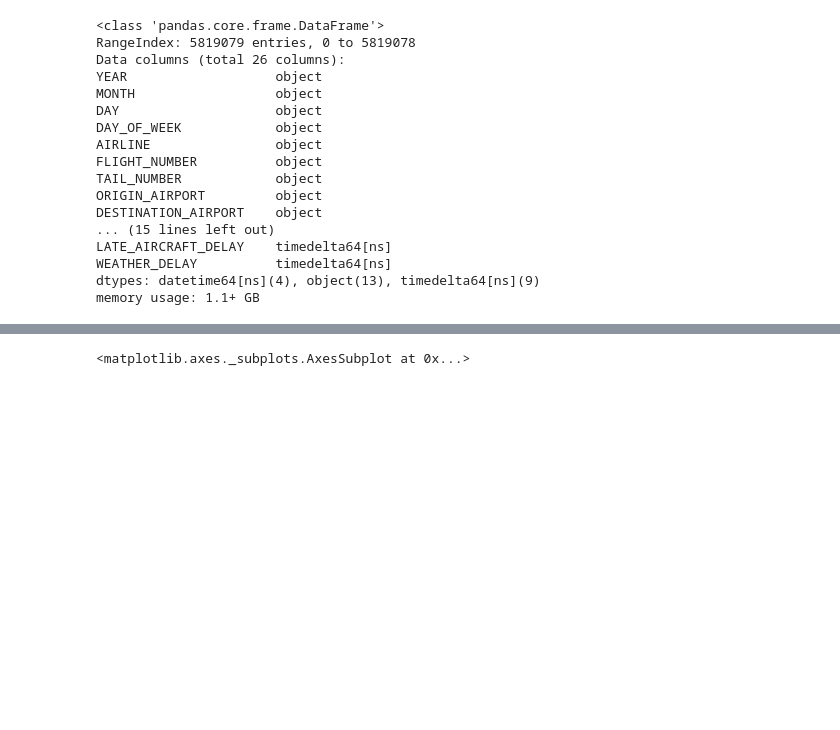
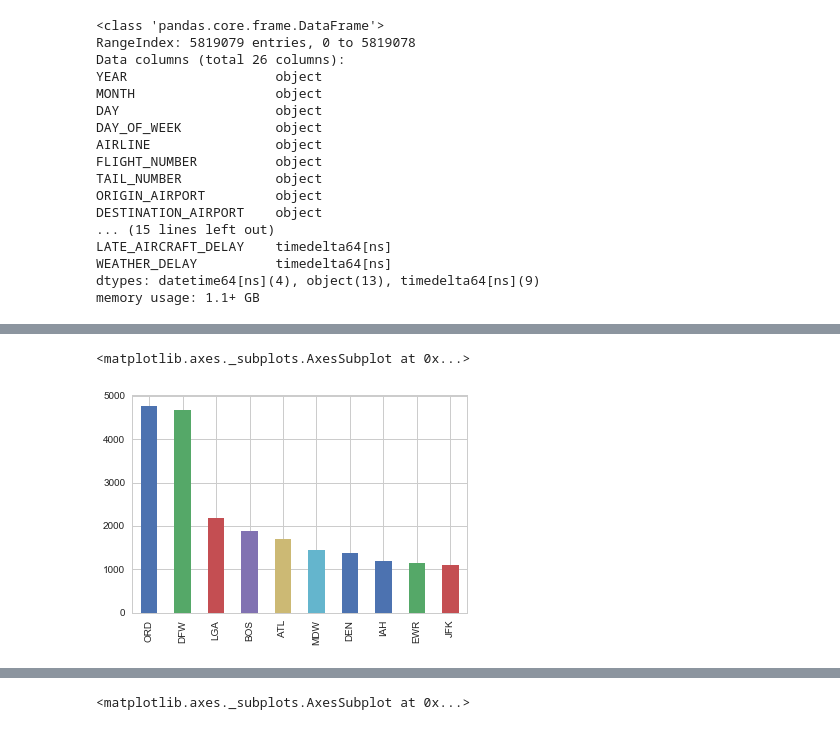
Before and after one commit to talk-ryan/FlightsData, a Jupyter notebook: FlightDataEDA.ipynb, the cells around one changed output, grey strips where cells are left out. Drawn from its saved outputs; the diff is of its cells as text; code cells hidden in the pictures; blank space fills up the shorter version.

```diff
--- a/FlightDataEDA.ipynb
+++ b/FlightDataEDA.ipynb
@@ -135,0 +172,6 @@ df_cancelled.head()
+# %%
+# Top 10 origin airports with the most weather cancellations in 2015
+df_cancelled_weather["ORIGIN_AIRPORT"].value_counts().nlargest(10).plot(kind="bar")
+# %% [output]
+<matplotlib.axes._subplots.AxesSubplot at 0x...>
+[figure, added]
```
Also changed, not shown: parts of 39 cells of this notebook.
